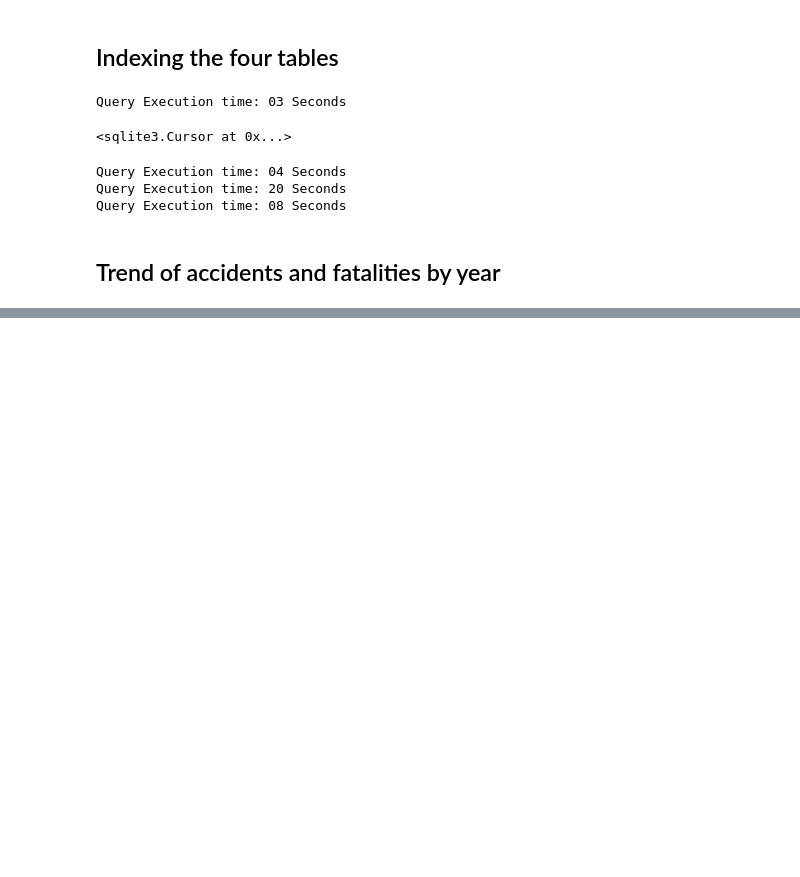
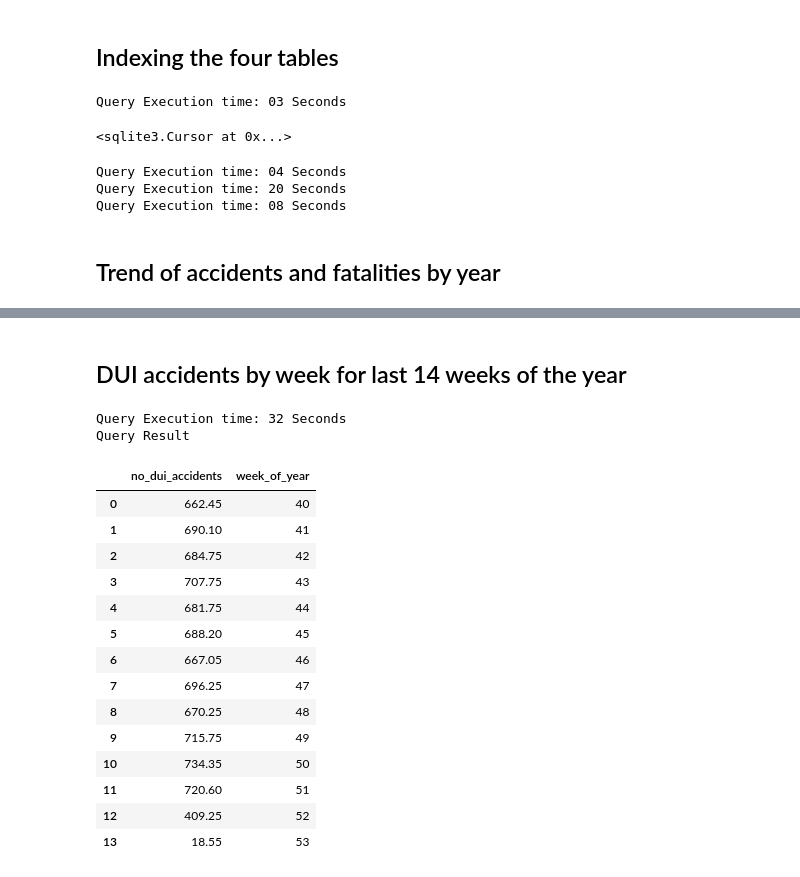
Before and after one commit to vroomgit/SWITRS_Analysis, a Jupyter notebook: SWITRS_Analysis.ipynb, the cells around one changed output, grey strips where cells are left out. Cells and saved outputs as stored; diff of their text form; code cells hidden in the pictures; blank space fills up the shorter version.

```diff
--- a/SWITRS_Analysis.ipynb
+++ b/SWITRS_Analysis.ipynb
@@ -8,5 +13,7 @@ import matplotlib.pyplot as plt
+# %%
+path = ""
 # %%
-conn = sqlite3.connect("switrs.sqlite")
+conn = sqlite3.connect(path + "switrs.sqlite")
 # %%
 def queryExecute(q):
     st = time.time()
@@ -149,0 +277,35 @@ Query Result
+# %% [markdown]
+## DUI accidents by week for last 14 weeks of the year
+# %%
+query = "SELECT COUNT(parties.case_id)/20.0 AS no_dui_accidents,\
+         strftime('%W', collision_date) as week_of_year\
+         FROM parties LEFT JOIN collisions on parties.case_id = collisions.case_id\
+         WHERE (parties.party_sobriety = 'had been drinking, under influence'\
+         AND week_of_year > '39'\
+         AND strftime('%Y', collision_date) <> '2021')\
+         GROUP BY week_of_year\
+         ORDER BY week_of_year ASC;"
+#AND strftime('%m', collision_date) = '12'\
+res = queryExecute(query)
+df_fetch = res.fetchall()
+print("Query Result")
+df = pd.DataFrame(df_fetch, columns = [description[0] for description in res.description])
+display(df)
+# %% [output]
+Query Execution time: 32 Seconds
+Query Result
+|  | no_dui_accidents | week_of_year |
+| 0 | 662.45 | 40 |
+| 1 | 690.10 | 41 |
+| 2 | 684.75 | 42 |
+| 3 | 707.75 | 43 |
+| 4 | 681.75 | 44 |
+| 5 | 688.20 | 45 |
+| 6 | 667.05 | 46 |
+| 7 | 696.25 | 47 |
+| 8 | 670.25 | 48 |
+| 9 | 715.75 | 49 |
+| 10 | 734.35 | 50 |
+| 11 | 720.60 | 51 |
+| 12 | 409.25 | 52 |
+| 13 | 18.55 | 53 |
```
Also changed, not shown: parts of 23 cells of this notebook, 1 other file.
